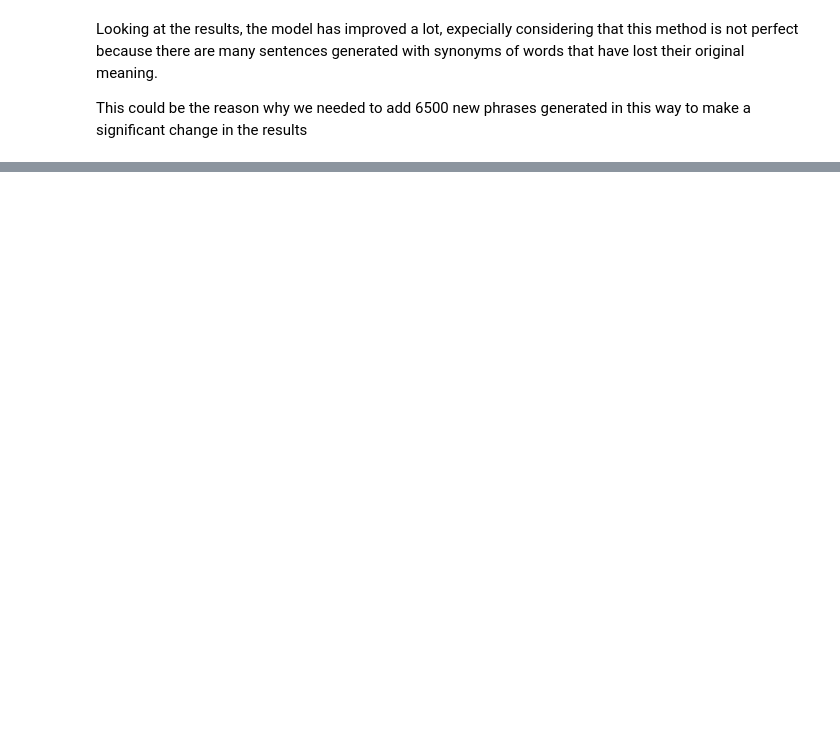
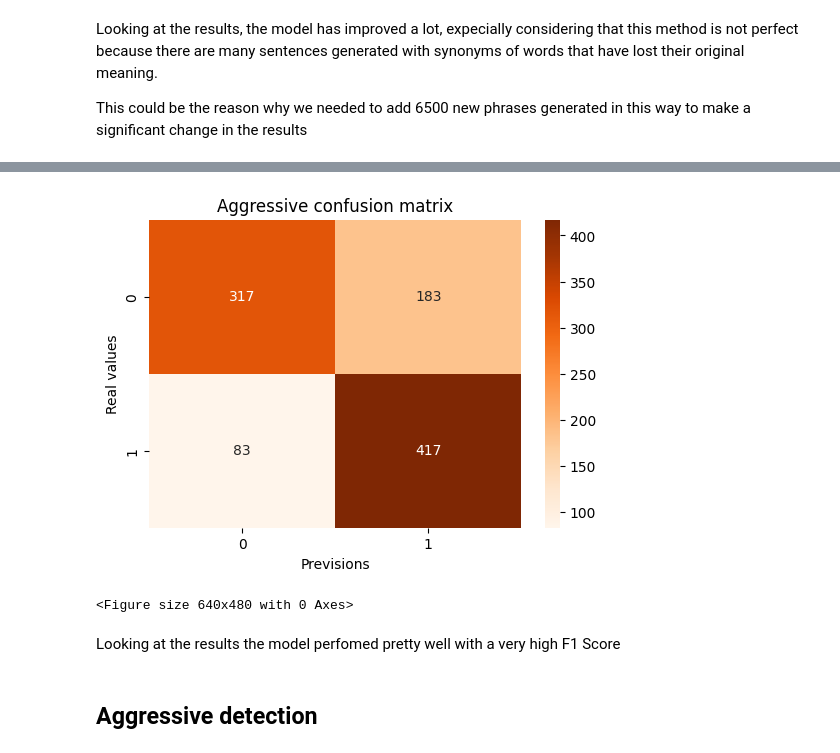
Before and after one commit to SigFerdo/Natural-Language-Processing-2023, a Jupyter notebook: task.ipynb, the cells around one changed output, grey strips where cells are left out. Saved outputs shown, nothing was run; the diff lists cells and outputs as text; code cells hidden in the pictures; blank space fills up the shorter version.

Commit message:
aggiunto modello lstm e commentati risultati

```diff
--- a/task.ipynb
+++ b/task.ipynb
@@ -731,0 +795,25 @@ This could be the reason why we needed to add 6500 new phrases generated in this
+# %%
+def test_lstm(max_words,unique_words, embed_dim, lstm_out,x_train, x_test, y_train, y_test):
+
+    sequence_input = Input(shape=(max_words), dtype='int32')
+    embedded_sequences = Embedding(unique_words, embed_dim, input_length=max_words)(sequence_input)
+    x = LSTM(lstm_out,dropout=0.2)(embedded_sequences)
+    x = Dense(30)(x)
+    predictions = Dense(2, activation='softmax')(x)
+
+    model = Model(sequence_input, predictions)
+    model.compile(loss='binary_crossentropy', optimizer='adam', metrics=['accuracy'])
+
+    model.fit(x_train, y_train, epochs=5, validation_split = 0.1, batch_size=128)
+
+    predictions = model.predict(x_test)
+    test_cases = np.argmax(predictions, axis=-1)
+
+
+    f1 = f1_score(test_cases, y_test)
+    print("F1 score:", f"{f1:.4f}")
+
+    classification_rep = classification_report(y_test, test_cases)
+    print("Report di classificazione:\n", classification_rep)
+
+    return f1, test_cases
@@ -731,0 +822,4 @@ This could be the reason why we needed to add 6500 new phrases generated in this
+# %%
+embed_dim = 128
+lstm_out = 128
+f1_lstm_miso,predictions = test_lstm(maxWords,unique_words_miso, embed_dim, lstm_out,X_train_miso, X_test_miso, Y_train_miso, test_set_miso_lstm['label'])
@@ -731,0 +844,9 @@ This could be the reason why we needed to add 6500 new phrases generated in this
+# %%
+print_confusion_matrix(predictions, test_set_miso_lstm, "Aggressive confusion matrix")
+# %% [output]
+[figure, added]
+<Figure size 640x480 with 0 Axes>
+# %% [markdown]
+Looking at the results the model perfomed pretty well with a very high F1 Score
+# %% [markdown]
+## Aggressive detection
```
Also changed, not shown: parts of 35 cells of this notebook.
